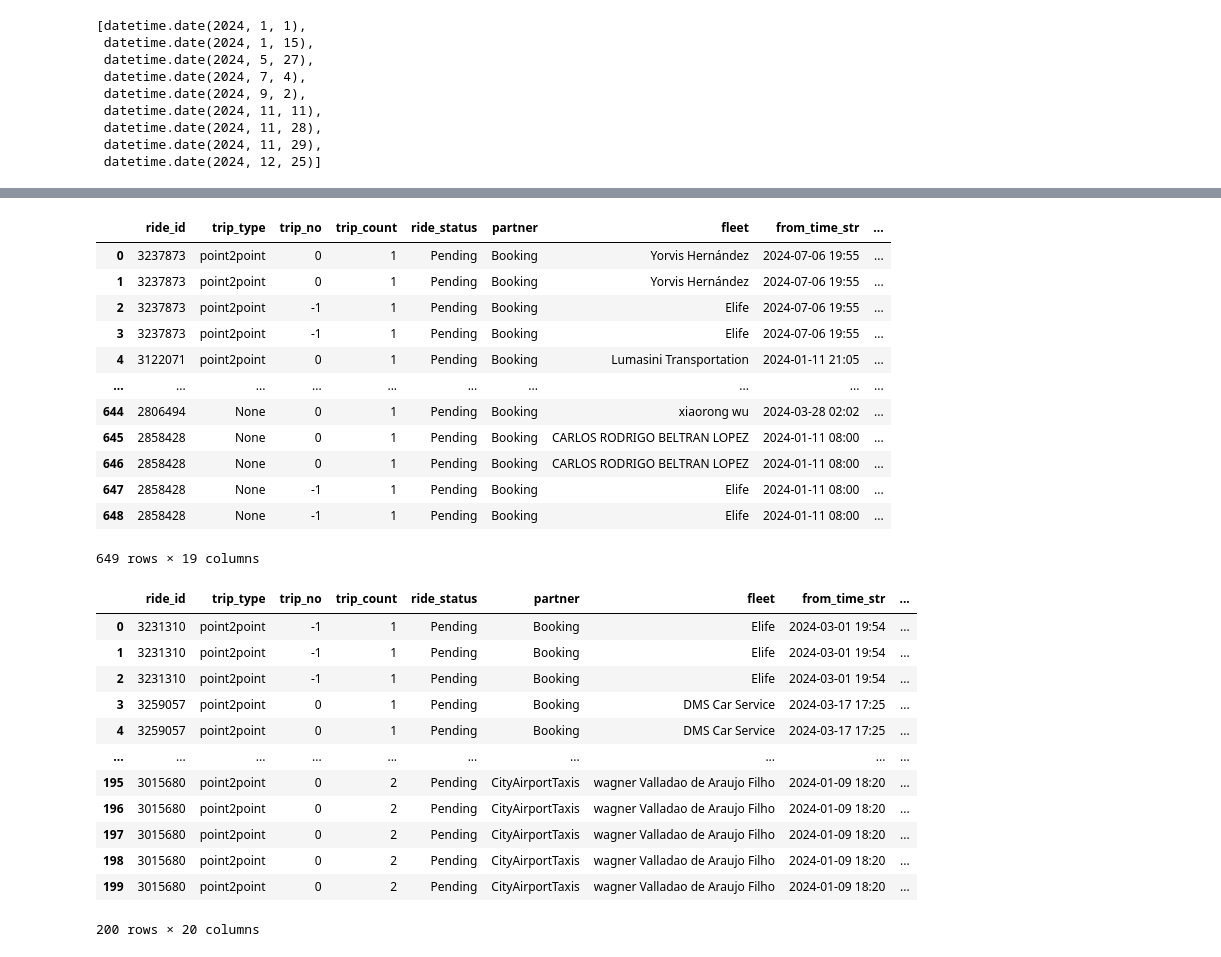
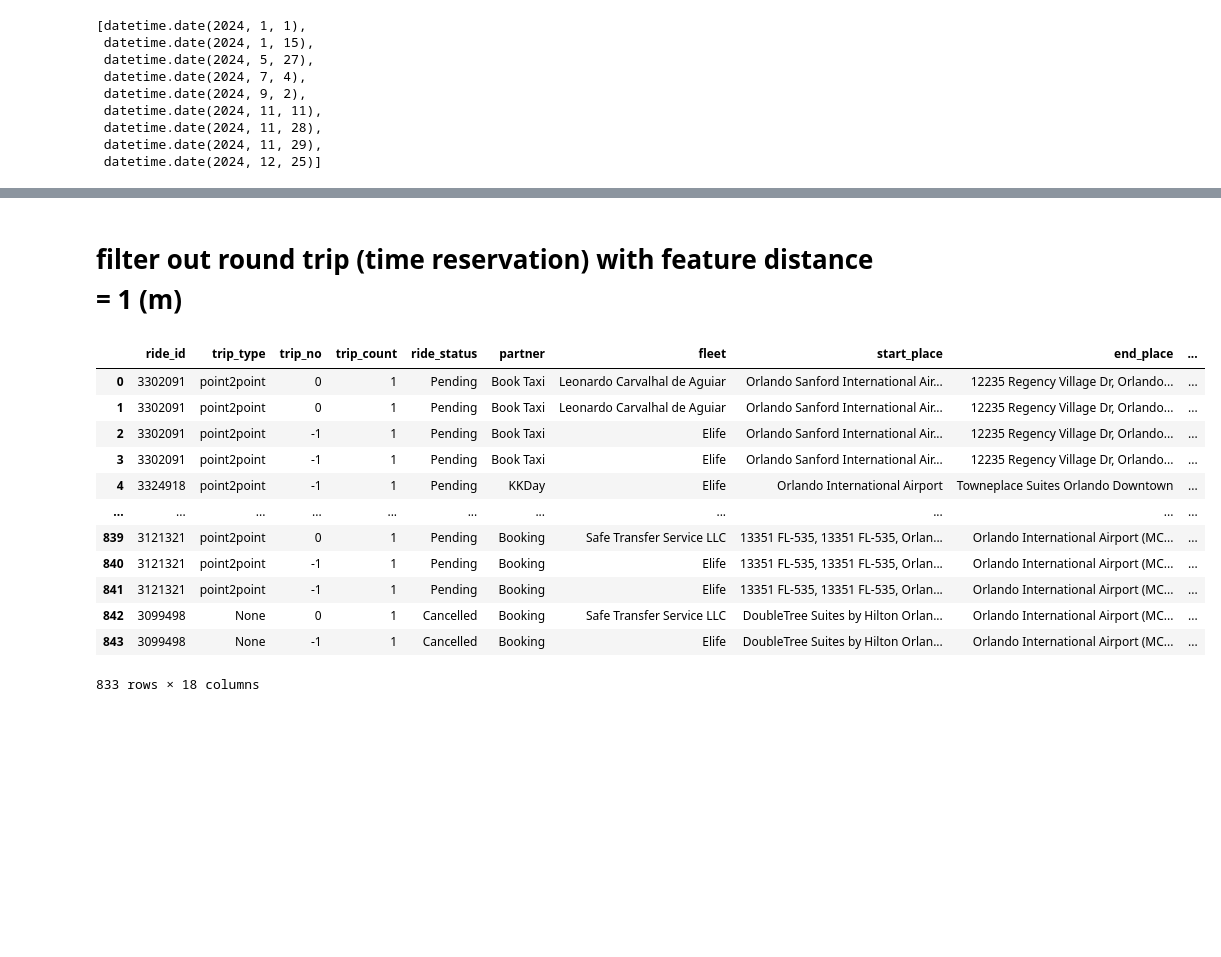
Before and after one commit to Binjian/pricing, a Jupyter notebook: nbs/01.data.database.sqlalchemy.ipynb, the cells around one changed output, grey strips where cells are left out. Cells and saved outputs as stored; diff of their text form; code cells hidden in the pictures; blank space fills up the shorter version.

```diff
--- a/nbs/01.data.database.sqlalchemy.ipynb
+++ b/nbs/01.data.database.sqlalchemy.ipynb
@@ -515,0 +592,4 @@ df.to_sql('price_training_orlando_mpv5', sqlite_eng, if_exists='replace')
+# %%
+df_dt_str = df_valid_timezone['from_datetime_fix_str']
+df_valid_timezone['from_datetime_local'] = df_valid_timezone.apply(lambda x: (pd.to_datetime(x['from_datetime_fix_str']).to_datetime64()), axis=1)
+df_valid_timezone
@@ -515,0 +630,5 @@ df.to_sql('price_training_orlando_mpv5', sqlite_eng, if_exists='replace')
+# %%
+
+# df_valid_timezone['from_datetime_local_tz'] = df_valid_timezone.apply(lambda x: pytz.timezone(x.loc[:,'from_timezone_str']).localize(x.loc[:,'from_datetime_local']), axis=1)
+df_valid_timezone['from_timezone'] = df_valid_timezone.apply(lambda x: pytz.timezone(x['from_timezone_fix_str']), axis=1)
+df_valid_timezone
@@ -515,0 +649,5 @@ df.to_sql('price_training_orlando_mpv5', sqlite_eng, if_exists='replace')
+# %%
+df_valid_timezone['from_datetime_tz'] = df_valid_timezone.apply(lambda x: x['from_timezone'].localize(x['from_datetime_local']), axis=1)
+df_valid_timezone
+                                    # .apply(lambda x: x.localize(x.loc[:,'from_timezone_str']), axis=1))
+# df_valid_timezone
@@ -516,41 +752,28 @@ df.to_sql('price_training_orlando_mpv5', sqlite_eng, if_exists='replace')
+# %% [markdown]
+# filter out round trip (time reservation) with feature distance = 1 (m)
+# %%
+df_no_round_trip = df_valid_timezone[df_valid_timezone['distance'] > 1]
 # %%
-df_training = df.loc[:,['ride_id', 'trip_type', 'trip_no', 'trip_count', 'ride_status', 'partner', 'fleet',
-                'from_time_str', 'from_timezone_str',
+df_training = df_no_round_trip.loc[:,['ride_id', 'trip_type', 'trip_no', 'trip_count', 'ride_status', 'partner', 'fleet',
                 'start_place', 'end_place',
+                'passenger_count', 'luggage_count',
+                'dispatch_amount', 'dispatch_currency',
                 'distance', 'duration', 'vehicle_class',
-                'passenger_count', 'luggage_count',
-                'dispatch_amount', 'dispatch_currency']]
+                'from_datetime_tz']]
+
 df_training['cent_price_per_km'] = df_training['dispatch_amount'] / df_training['distance']*100.0
 df_training
 # %% [output]
-|  | ride_id | trip_type | trip_no | trip_count | ride_status | partner | fleet | from_time_str | ... |
-| 0 | 3237873 | point2point | 0 | 1 | Pending | Booking | Yorvis Hernández | 2024-07-06 19:55 | ... |
-| 1 | 3237873 | point2point | 0 | 1 | Pending | Booking | Yorvis Hernández | 2024-07-06 19:55 | ... |
-| 2 | 3237873 | point2point | -1 | 1 | Pending | Booking | Elife | 2024-07-06 19:55 | ... |
-| 3 | 3237873 | point2point | -1 | 1 | Pending | Booking | Elife | 2024-07-06 19:55 | ... |
-| 4 | 3122071 | point2point | 0 | 1 | Pending | Booking | Lumasini Transportation | 2024-01-11 21:05 | ... |
-| ... | ... | ... | ... | ... | ... | ... | ... | ... | ... |
-| 644 | 2806494 | None | 0 | 1 | Pending | Booking | xiaorong wu | 2024-03-28 02:02 | ... |
-| 645 | 2858428 | None | 0 | 1 | Pending | Booking | CARLOS RODRIGO BELTRAN LOPEZ | 2024-01-11 08:00 | ... |
-| 646 | 2858428 | None | 0 | 1 | Pending | Booking | CARLOS RODRIGO BELTRAN LOPEZ | 2024-01-11 08:00 | ... |
-| 647 | 2858428 | None | -1 | 1 | Pending | Booking | Elife | 2024-01-11 08:00 | ... |
-| 648 | 2858428 | None | -1 | 1 | Pending | Booking | Elife | 2024-01-11 08:00 | ... |
+|  | ride_id | trip_type | trip_no | trip_count | ride_status | partner | fleet | start_place | end_place | ... |
+| 0 | 3302091 | point2point | 0 | 1 | Pending | Book Taxi | Leonardo Carvalhal de Aguiar | Orlando Sanford International Air... | 12235 Regency Village Dr, Orlando... | ... |
+| 1 | 3302091 | point2point | 0 | 1 | Pending | Book Taxi | Leonardo Carvalhal de Aguiar | Orlando Sanford International Air... | 12235 Regency Village Dr, Orlando... | ... |
+| 2 | 3302091 | point2point | -1 | 1 | Pending | Book Taxi | Elife | Orlando Sanford International Air... | 12235 Regency Village Dr, Orlando... | ... |
+| 3 | 3302091 | point2point | -1 | 1 | Pending | Book Taxi | Elife | Orlando Sanford International Air... | 12235 Regency Village Dr, Orlando... | ... |
+| 4 | 3324918 | point2point | -1 | 1 | Pending | KKDay | Elife | Orlando International Airport | Towneplace Suites Orlando Downtown | ... |
+| ... | ... | ... | ... | ... | ... | ... | ... | ... | ... | ... |
+| 839 | 3121321 | point2point | 0 | 1 | Pending | Booking | Safe Transfer Service LLC | 13351 FL-535, 13351 FL-535, Orlan... | Orlando International Airport (MC... | ... |
+| 840 | 3121321 | point2point | -1 | 1 | Pending | Booking | Elife | 13351 FL-535, 13351 FL-535, Orlan... | Orlando International Airport (MC... | ... |
+| 841 | 3121321 | point2point | -1 | 1 | Pending | Booking | Elife | 13351 FL-535, 13351 FL-535, Orlan... | Orlando International Airport (MC... | ... |
+| 842 | 3099498 | None | 0 | 1 | Cancelled | Booking | Safe Transfer Service LLC | DoubleTree Suites by Hilton Orlan... | Orlando International Airport (MC... | ... |
+| 843 | 3099498 | None | -1 | 1 | Cancelled | Booking | Elife | DoubleTree Suites by Hilton Orlan... | Orlando International Airport (MC... | ... |
-649 rows × 19 columns
+833 rows × 18 columns
-# %%
-
-df_training['cent_per_km'] = df_training['dispatch_amount'] / df_training['distance'] * 100.0
-df_training
-# %% [output]
-|  | ride_id | trip_type | trip_no | trip_count | ride_status | partner | fleet | from_time_str | ... |
-| 0 | 3231310 | point2point | -1 | 1 | Pending | Booking | Elife | 2024-03-01 19:54 | ... |
-| 1 | 3231310 | point2point | -1 | 1 | Pending | Booking | Elife | 2024-03-01 19:54 | ... |
-| 2 | 3231310 | point2point | -1 | 1 | Pending | Booking | Elife | 2024-03-01 19:54 | ... |
-| 3 | 3259057 | point2point | 0 | 1 | Pending | Booking | DMS Car Service | 2024-03-17 17:25 | ... |
-| 4 | 3259057 | point2point | 0 | 1 | Pending | Booking | DMS Car Service | 2024-03-17 17:25 | ... |
-| ... | ... | ... | ... | ... | ... | ... | ... | ... | ... |
-| 195 | 3015680 | point2point | 0 | 2 | Pending | CityAirportTaxis | wagner Valladao de Araujo Filho | 2024-01-09 18:20 | ... |
-| 196 | 3015680 | point2point | 0 | 2 | Pending | CityAirportTaxis | wagner Valladao de Araujo Filho | 2024-01-09 18:20 | ... |
-| 197 | 3015680 | point2point | 0 | 2 | Pending | CityAirportTaxis | wagner Valladao de Araujo Filho | 2024-01-09 18:20 | ... |
-| 198 | 3015680 | point2point | 0 | 2 | Pending | CityAirportTaxis | wagner Valladao de Araujo Filho | 2024-01-09 18:20 | ... |
-| 199 | 3015680 | point2point | 0 | 2 | Pending | CityAirportTaxis | wagner Valladao de Araujo Filho | 2024-01-09 18:20 | ... |
-200 rows × 20 columns
```
Also changed, not shown: parts of 36 cells of this notebook, 4 other files.
